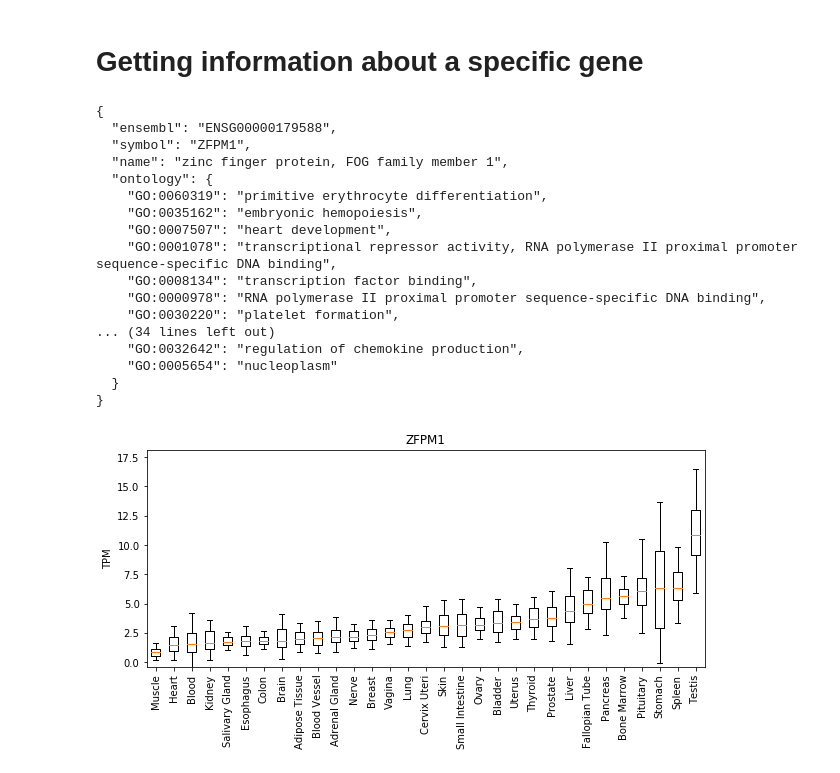
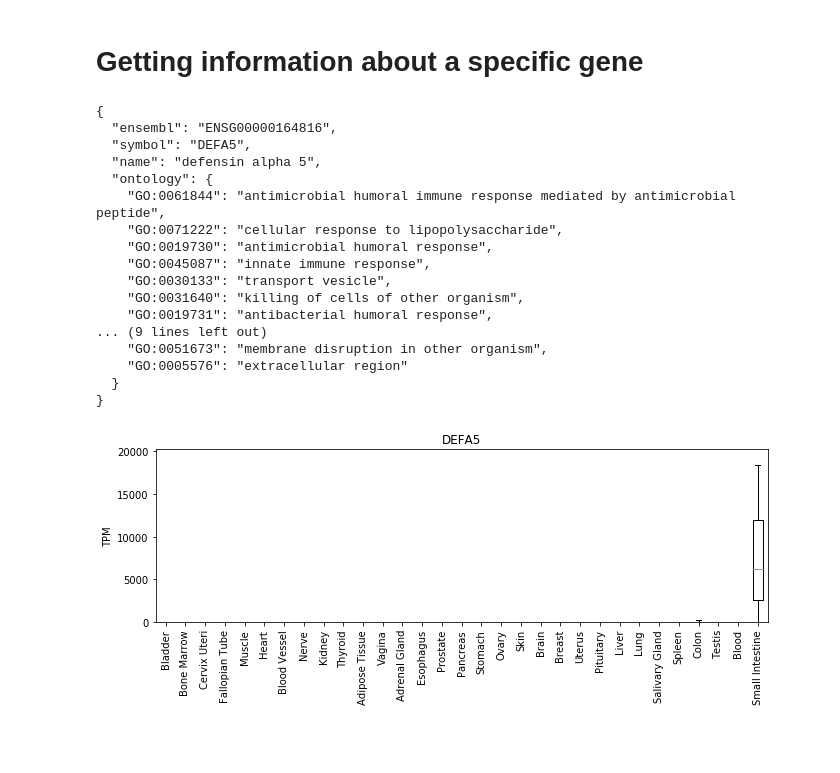
Before and after one commit to unlearnai/genemunge, a Jupyter notebook: examples/example.ipynb, the cells around one changed output. Saved outputs shown, nothing was run; the diff lists cells and outputs as text; code cells hidden in the pictures; blank space fills up the shorter version.

Commit message:
update example

```diff
--- a/examples/example.ipynb
+++ b/examples/example.ipynb
@@ -9,17 +12,15 @@ import matplotlib
 # set up an object to search the gene ontology
 searcher = genemunge.search.Searcher()
 
-# get all of the GO categories associated with the word 'immune'
+# get all of the GO identifiers associated with the word 'immune'
 # set exact = False to walk through the ontology and grab all child terms
-immune_categories = searcher.keyword_search(['immune'], exact=False)
+immune_identifiers = searcher.keyword_search(['immune'], exact=False)
 
-# get all of the genes assigned to the immune_categories
-immune_genes = searcher.get_genes(immune_categories)
+# get all of the genes assigned to the immune_identifiers
+immune_genes = searcher.get_genes(immune_identifiers)
 
 # get a list of housekeeping genes
 housekeeping = searcher.get_housekeeping_genes()
-
-print(housekeeping)
 
 # keep all of the immune related genes that are not housekeeping genes
 variable_immune_genes = list(set(immune_genes) - set(housekeeping))
@@ -38,0 +41,21 @@ variable_immune_symbols = ensembl_to_symbol.convert_list(variable_immune_genes)
+# %%
+# set up an object to describe genes
+describer = genemunge.describe.Describer('symbol')
+# %%
+# find the absolute and relative expression levels of each gene of interest
+expression_data = pd.DataFrame(index=variable_immune_symbols,
+                               columns=['expression', 'log ratio'])
+for gene in variable_immune_symbols:
+    # get the expression levels in healthy tissue (in TPM units)
+    try:
+        stats = describer.get_tissue_expression(gene)
+        stomach_med = stats['median'].loc['Stomach']
+        small_intestine_med = stats['median'].loc['Small Intestine']
+    # some genes are not in GTEx - set expression to 0
+    except KeyError:
+        stomach_med = 0.0
+        small_intestine_med = 0.0
+    # control the log with a small pseudocount
+    pseudocount = 1.0
+    expr_ratio = (pseudocount+small_intestine_med) / (pseudocount+stomach_med)
+    expression_data.loc[gene] = [small_intestine_med, np.log10(expr_ratio)]
@@ -38,0 +78,4 @@ variable_immune_symbols = ensembl_to_symbol.convert_list(variable_immune_genes)
+# %%
+target_genes = expression_data[expression_data['log ratio'] > 1]
+target_genes = target_genes.sort_values(by=['expression'], ascending=False)
+target_genes
@@ -41,28 +102,29 @@ variable_immune_symbols = ensembl_to_symbol.convert_list(variable_immune_genes)
 # %%
 # set up an object to describe genes
 describer = genemunge.describe.Describer('symbol')
 
 # get some basic information about one of the immune genes
-print(json.dumps(describer.get_gene_info(variable_immune_symbols[0]), indent=2))
+print(json.dumps(describer.get_gene_info(target_genes.index[0]), indent=2))
 
 # make a plot of the expression of one of the immune genes across tissues from GTEx
-describer.plot_tissue_expression(variable_immune_symbols[0], sortby='median')
+describer.plot_tissue_expression(target_genes.index[0], sortby='median',
+                                 filename='gene_expr_example.png')
 # %% [output]
 {
-  "ensembl": "ENSG00000179588",
-  "symbol": "ZFPM1",
-  "name": "zinc finger protein, FOG family member 1",
+  "ensembl": "ENSG00000164816",
+  "symbol": "DEFA5",
+  "name": "defensin alpha 5",
   "ontology": {
-    "GO:0060319": "primitive erythrocyte differentiation",
-    "GO:0035162": "embryonic hemopoiesis",
-    "GO:0007507": "heart development",
-    "GO:0001078": "transcriptional repressor activity, RNA polymerase II proximal promoter sequence-specific DNA binding",
-    "GO:0008134": "transcription factor binding",
-    "GO:0000978": "RNA polymerase II proximal promoter sequence-specific DNA binding",
-    "GO:0030220": "platelet formation",
-... (34 lines left out)
-    "GO:0032642": "regulation of chemokine production",
-    "GO:0005654": "nucleoplasm"
+    "GO:0061844": "antimicrobial humoral immune response mediated by antimicrobial peptide",
+    "GO:0071222": "cellular response to lipopolysaccharide",
+    "GO:0019730": "antimicrobial humoral response",
+    "GO:0045087": "innate immune response",
+    "GO:0030133": "transport vesicle",
+    "GO:0031640": "killing of cells of other organism",
+    "GO:0019731": "antibacterial humoral response",
+... (9 lines left out)
+    "GO:0051673": "membrane disruption in other organism",
+    "GO:0005576": "extracellular region"
   }
 }
-[figure, old version]
+[figure, new version]
```
Also changed, not shown: parts of 8 cells of this notebook.
